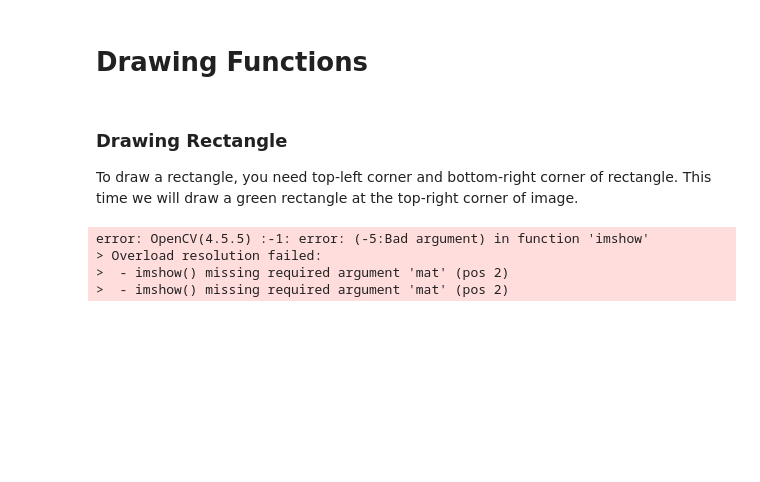
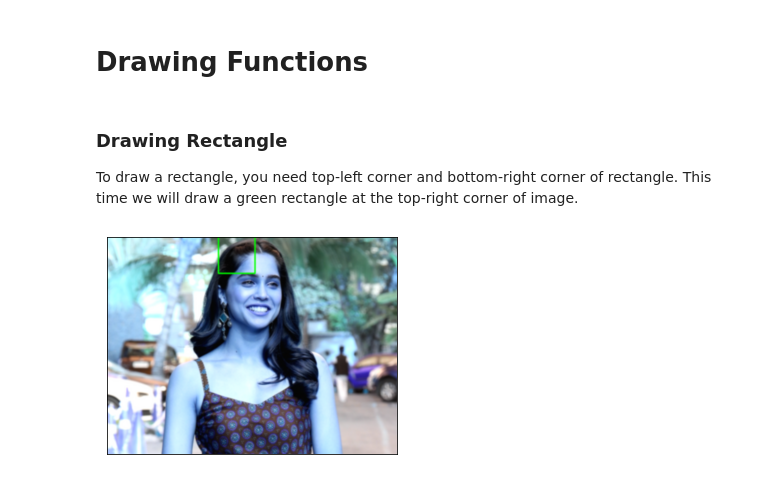
Before and after one commit to TUCchkul/OpenCV-ImageProcessing, a Jupyter notebook: OpenCV-Basics/OpenCV-Basics.ipynb, the cells around one changed output. Saved outputs shown, nothing was run; the diff lists cells and outputs as text; code cells hidden in the pictures; blank space fills up the shorter version.

```diff
--- a/OpenCV-Basics/OpenCV-Basics.ipynb
+++ b/OpenCV-Basics/OpenCV-Basics.ipynb
@@ -118,14 +118,14 @@ plt.show()
 
 To draw a rectangle, you need top-left corner and bottom-right corner of rectangle. This time we will draw a green rectangle at the top-right corner of image.
 # %%
+import numpy as np
+import cv2
+from matplotlib import pyplot as plt
 #cv2.rectangle(image, starting vertex, opposite vertex, color, thickness)
 img_2 = cv2.rectangle(img,(384,0),(510,128),(0,255,0),3)
-cv2.imshow( img_2, cmap = 'gray', interpolation = 'bicubic')
-cv2.imwrite('Line.png',img_2)
+plt.imshow( img_2, cmap = 'gray', interpolation = 'bicubic')
+#cv2.imwrite('Line.png',img_2)
 plt.xticks([]), plt.yticks([])  # to hide tick values on X and Y axis
 plt.show()
 # %% [output]
-error: OpenCV(4.5.5) :-1: error: (-5:Bad argument) in function 'imshow'
-> Overload resolution failed:
->  - imshow() missing required argument 'mat' (pos 2)
->  - imshow() missing required argument 'mat' (pos 2)
+[figure, added]
```
